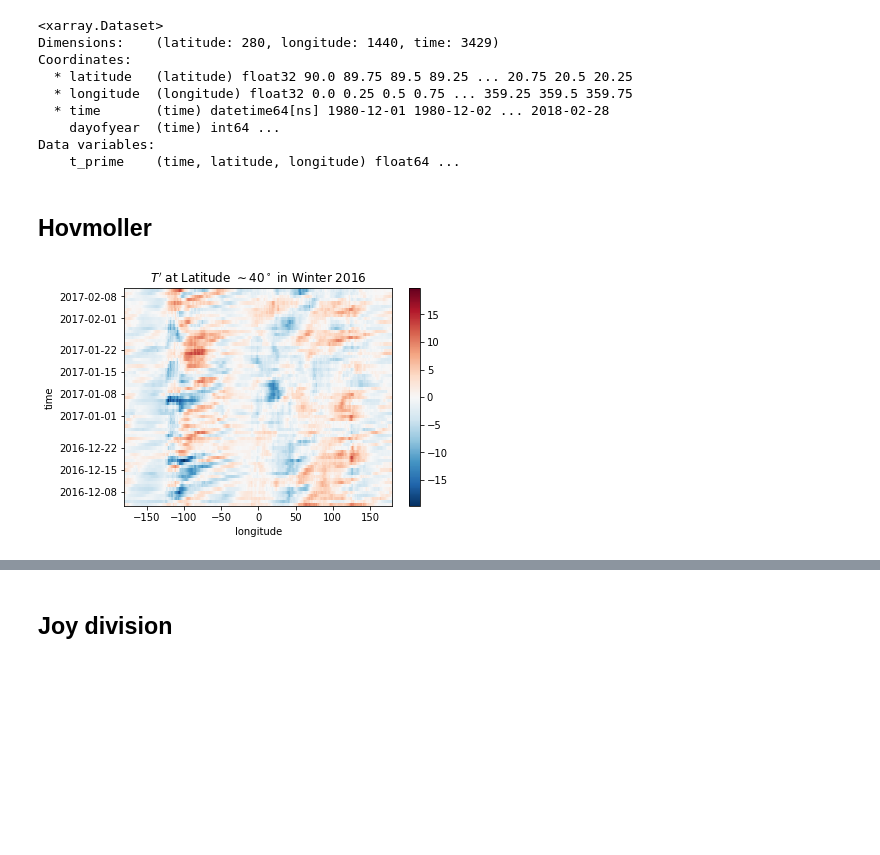
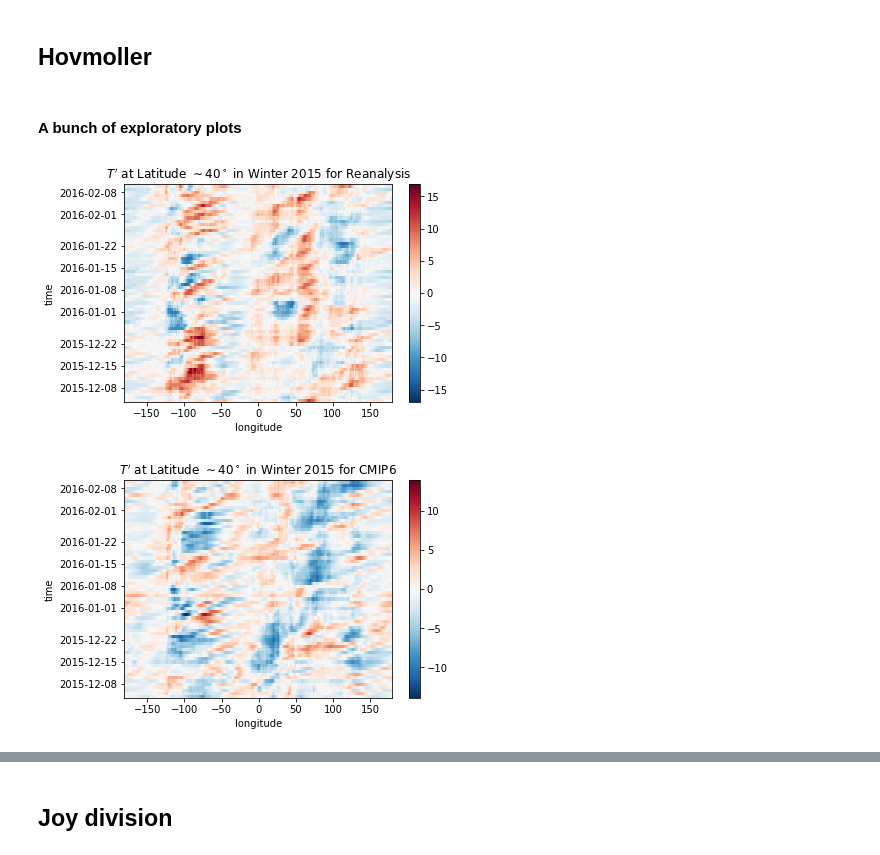
Before and after one commit to geosciences-data-practicum/reanalysis_getter, a Jupyter notebook: analysis/Hovmollers_other_pure_plotting.ipynb, the cells around one changed output, grey strips where cells are left out. Cells and saved outputs as stored; diff of their text form; code cells hidden in the pictures; blank space fills up the shorter version.

```diff
--- a/analysis/Hovmollers_other_pure_plotting.ipynb
+++ b/analysis/Hovmollers_other_pure_plotting.ipynb
@@ -12,41 +12,45 @@ import joypy
 import cartopy.crs as ccrs
 # %%
 #open dataset
-dm_tprime_xr = xr.open_dataset('/project2/geos39650/jet_stream/data/demean_t_prime_1980_2020.nc4')
-# tprime_xr = xr.open_dataset('/project2/geos39650/jet_stream/data/t_prime_test_blobs_no_resample_2015-12-01_2020-03-01.nc4')
-dm_tprime_xr
+dm_tprime_xr_reanalysis = xr.open_dataset('/project2/geos39650/jet_stream/data/demean_t_prime_1980_2020.nc4')
+# tprime_xr = xr.open_dataset('/project2/geos39650/jet_stream/data/t_prime_no_resample_cimp6_2015-12-01_2025-03-01.nc4')
+dm_tprime_xr_cmip = xr.open_dataset('/project2/geos39650/jet_stream/data/demean_t_prime_cimp6_1980_2020.nc4')
-# %% [output]
-<xarray.Dataset>
-Dimensions:    (latitude: 280, longitude: 1440, time: 3429)
-Coordinates:
-  * latitude   (latitude) float32 90.0 89.75 89.5 89.25 ... 20.75 20.5 20.25
-  * longitude  (longitude) float32 0.0 0.25 0.5 0.75 ... 359.25 359.5 359.75
-  * time       (time) datetime64[ns] 1980-12-01 1980-12-02 ... 2018-02-28
-    dayofyear  (time) int64 ...
-Data variables:
-    t_prime    (time, latitude, longitude) float64 ...
 # %% [markdown]
 ## Hovmoller
-# %%
-def hovmoller(data,lat_range):
-    data_strip = data.sel({'latitude': lat_range, 'time':selected_dates})
-    meaned_data_strip = data_strip.mean(dim=['latitude']).reset_coords('dayofyear',drop=True)
-    meaned_data_strip.to_array().plot()
-    plt.title(r"$T'$ at Latitude $\sim 40 ^\circ$ in Winter 2016")
+# %%
+def hovmoller(data,lat_range,dates):
+    data_strip = data.sel({'latitude': lat_range, 'time':dates})
+    meaned_data_strip = data_strip.mean(dim=['latitude']).reset_coords('dayofyear',drop=True)
+    #re-assign longitudes to make them more intuitive for people
+    meaned_data_strip = meaned_data_strip.\
+    assign_coords(longitude=(((meaned_data_strip.longitude + 180) % 360) - 180)).sortby('longitude')
+
+    if 40.25 in data.latitude: #if its reanalysis instead of climate model output
+        titlestr = r"$T'$ at Latitude $\sim 40 ^\circ$ in Winter %i for Reanalysis"%selected_dates[0].year
+    else:
+        titlestr = r"$T'$ at Latitude $\sim 40 ^\circ$ in Winter %i for CMIP6"%selected_dates[0].year
+    meaned_data_strip.to_array().plot()
+    plt.title(titlestr)
+    plt.show()
+# %% [markdown]
+#### A bunch of exploratory plots
 # %%
 #some grooming
     #select only 10 weeks in the winter of 2016
 weeks = 10
 period = weeks*7-1
-selected_dates= pd.date_range('2016-12-04',periods=period,freq='D')
-dm_tprime_xr=dm_tprime_xr.sel(time=selected_dates)
-    #re-assign longitudes to make them more intuitive for people
-dm_tprime_xr = dm_tprime_xr.assign_coords(longitude=(((dm_tprime_xr.longitude + 180) % 360) - 180)).sortby('longitude')
+selected_dates= pd.date_range('2015-12-04',periods=period,freq='D')
+
 
 #choose a latitude range where a lot of people live, like near chi-town
-lat_range = np.arange(40,45.25,0.25)
+lat_range_reanalysis = np.arange(40,45.25,0.25)
+lat_range_cmip = slice(40,45.25)
 
 #and plot!
-hovmoller(dm_tprime_xr,lat_range)
+
+#compare reanalysis and climate output for the same date
+hovmoller(dm_tprime_xr_reanalysis,lat_range_reanalysis,selected_dates)
+hovmoller(dm_tprime_xr_cmip,lat_range_cmip,selected_dates)
 # %% [output]
-[figure, old version]
+[figure, new version]
+[figure, added]
```
Also changed, not shown: parts of 10 cells of this notebook.
